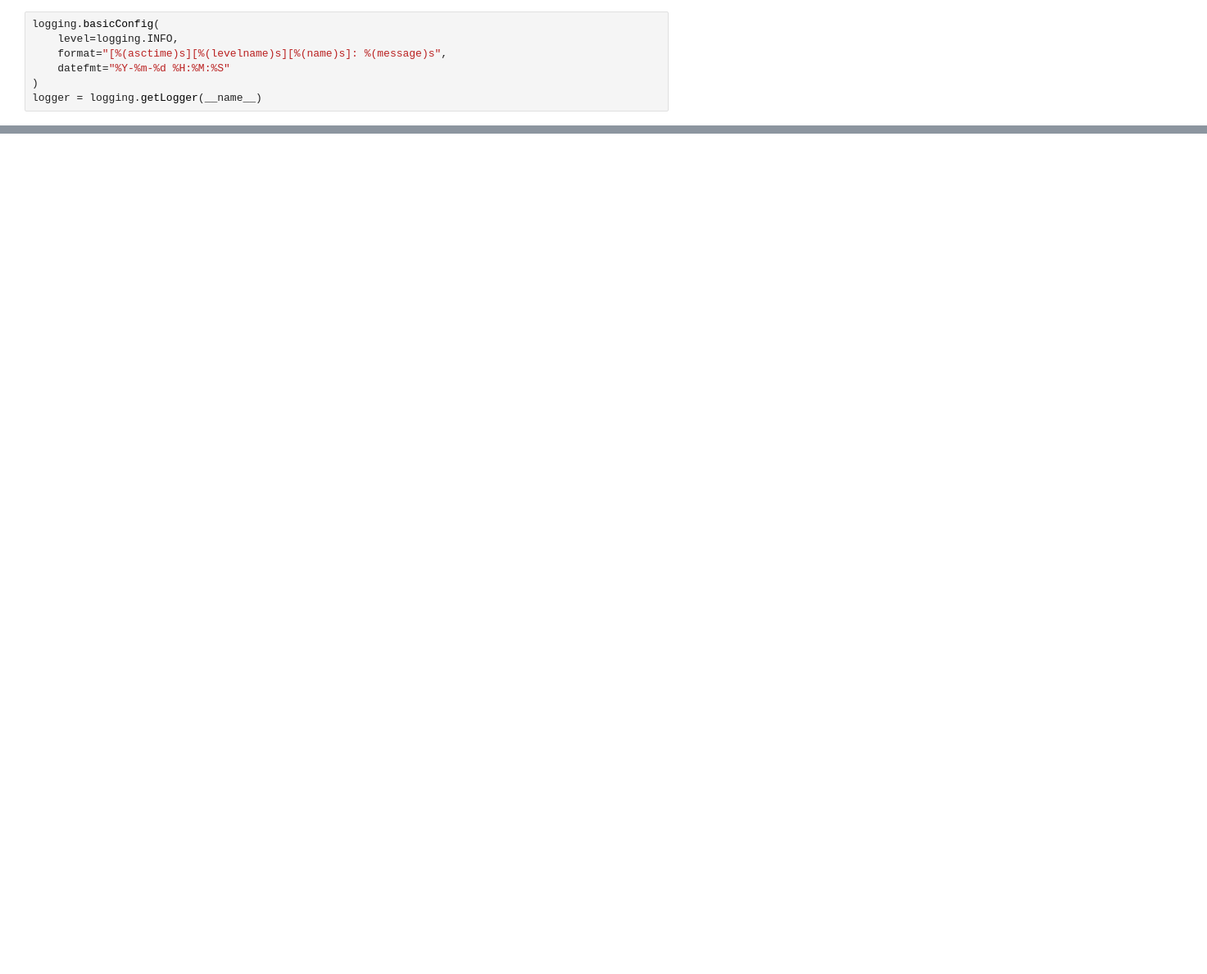
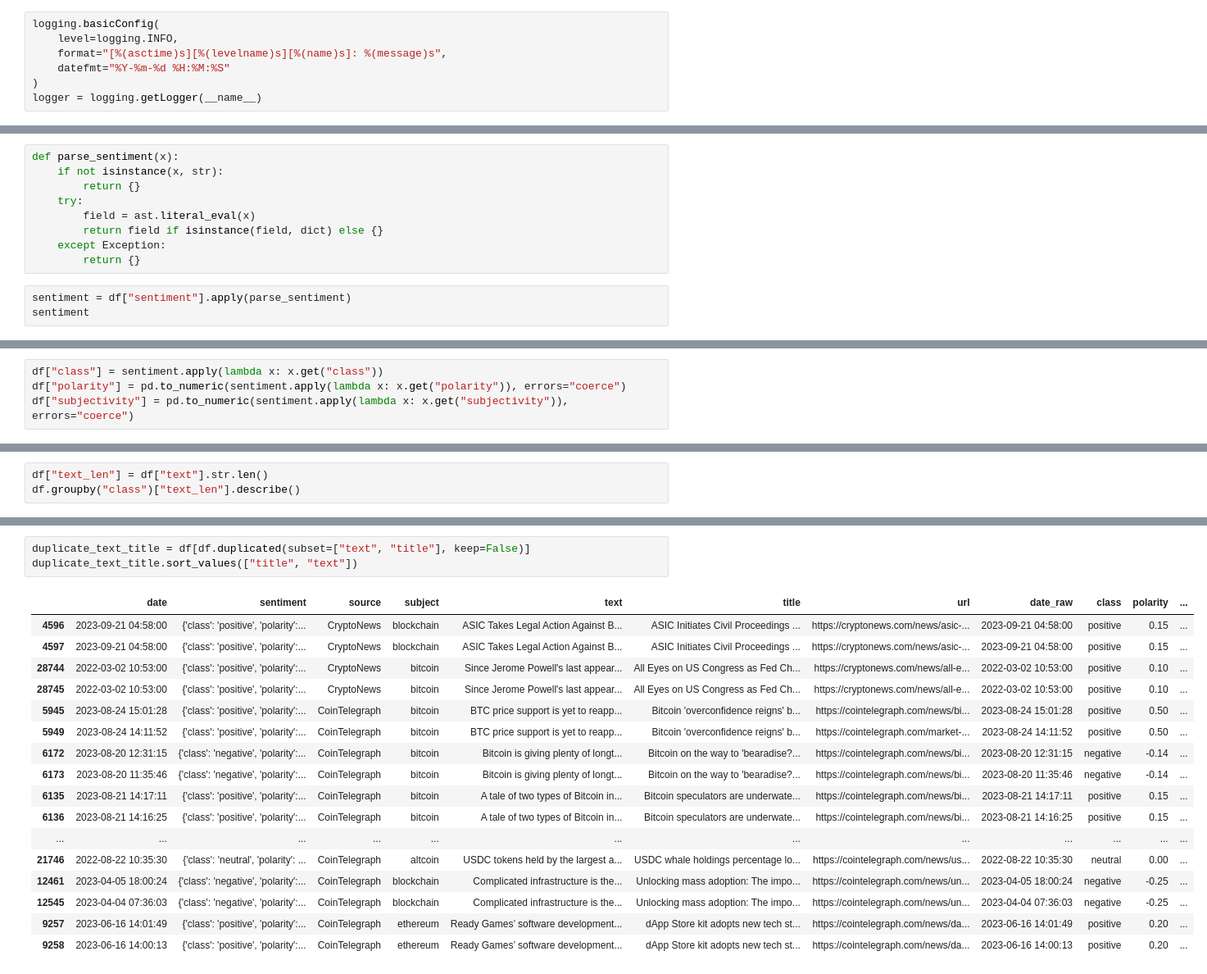
Before and after one commit to dsnkbdk/Text_Sentiment_Classification, a Jupyter notebook: exploratory analysis.ipynb, the cells around one changed output, grey strips where cells are left out. Shown at 82% size. Cells and saved outputs as stored; diff of their text form; blank space fills up the shorter version.

```diff
--- a/exploratory analysis.ipynb
+++ b/exploratory analysis.ipynb
@@ -226,0 +72,12 @@ run_id: 2eeb74021c95428c98c4d595fa4567b2
+# %%
+def parse_sentiment(x):
+    if not isinstance(x, str):
+        return {}
+    try:
+        field = ast.literal_eval(x)
+        return field if isinstance(field, dict) else {}
+    except Exception:
+        return {}
+# %%
+sentiment = df["sentiment"].apply(parse_sentiment)
+sentiment
@@ -226,0 +97,4 @@ run_id: 2eeb74021c95428c98c4d595fa4567b2
+# %%
+df["class"] = sentiment.apply(lambda x: x.get("class"))
+df["polarity"] = pd.to_numeric(sentiment.apply(lambda x: x.get("polarity")), errors="coerce")
+df["subjectivity"] = pd.to_numeric(sentiment.apply(lambda x: x.get("subjectivity")), errors="coerce")
@@ -226,0 +170,3 @@ run_id: 2eeb74021c95428c98c4d595fa4567b2
+# %%
+df["text_len"] = df["text"].str.len()
+df.groupby("class")["text_len"].describe()
@@ -226,0 +217,21 @@ run_id: 2eeb74021c95428c98c4d595fa4567b2
+# %%
+duplicate_text_title = df[df.duplicated(subset=["text", "title"], keep=False)]
+duplicate_text_title.sort_values(["title", "text"])
+# %% [output]
+|  | date | sentiment | source | subject | text | title | url | date_raw | class | polarity | ... |
+| 4596 | 2023-09-21 04:58:00 | {'class': 'positive', 'polarity':... | CryptoNews | blockchain | ASIC Takes Legal Action Against B... | ASIC Initiates Civil Proceedings ... | https://cryptonews.com/news/asic-... | 2023-09-21 04:58:00 | positive | 0.15 | ... |
+| 4597 | 2023-09-21 04:58:00 | {'class': 'positive', 'polarity':... | CryptoNews | blockchain | ASIC Takes Legal Action Against B... | ASIC Initiates Civil Proceedings ... | https://cryptonews.com/news/asic-... | 2023-09-21 04:58:00 | positive | 0.15 | ... |
+| 28744 | 2022-03-02 10:53:00 | {'class': 'positive', 'polarity':... | CryptoNews | bitcoin | Since Jerome Powell's last appear... | All Eyes on US Congress as Fed Ch... | https://cryptonews.com/news/all-e... | 2022-03-02 10:53:00 | positive | 0.10 | ... |
+| 28745 | 2022-03-02 10:53:00 | {'class': 'positive', 'polarity':... | CryptoNews | bitcoin | Since Jerome Powell's last appear... | All Eyes on US Congress as Fed Ch... | https://cryptonews.com/news/all-e... | 2022-03-02 10:53:00 | positive | 0.10 | ... |
+| 5945 | 2023-08-24 15:01:28 | {'class': 'positive', 'polarity':... | CoinTelegraph | bitcoin | BTC price support is yet to reapp... | Bitcoin 'overconfidence reigns' b... | https://cointelegraph.com/news/bi... | 2023-08-24 15:01:28 | positive | 0.50 | ... |
+| 5949 | 2023-08-24 14:11:52 | {'class': 'positive', 'polarity':... | CoinTelegraph | bitcoin | BTC price support is yet to reapp... | Bitcoin 'overconfidence reigns' b... | https://cointelegraph.com/market-... | 2023-08-24 14:11:52 | positive | 0.50 | ... |
+| 6172 | 2023-08-20 12:31:15 | {'class': 'negative', 'polarity':... | CoinTelegraph | bitcoin | Bitcoin is giving plenty of longt... | Bitcoin on the way to 'bearadise?... | https://cointelegraph.com/news/bi... | 2023-08-20 12:31:15 | negative | -0.14 | ... |
+| 6173 | 2023-08-20 11:35:46 | {'class': 'negative', 'polarity':... | CoinTelegraph | bitcoin | Bitcoin is giving plenty of longt... | Bitcoin on the way to 'bearadise?... | https://cointelegraph.com/news/bi... | 2023-08-20 11:35:46 | negative | -0.14 | ... |
+| 6135 | 2023-08-21 14:17:11 | {'class': 'positive', 'polarity':... | CoinTelegraph | bitcoin | A tale of two types of Bitcoin in... | Bitcoin speculators are underwate... | https://cointelegraph.com/news/bi... | 2023-08-21 14:17:11 | positive | 0.15 | ... |
+| 6136 | 2023-08-21 14:16:25 | {'class': 'positive', 'polarity':... | CoinTelegraph | bitcoin | A tale of two types of Bitcoin in... | Bitcoin speculators are underwate... | https://cointelegraph.com/news/bi... | 2023-08-21 14:16:25 | positive | 0.15 | ... |
+| ... | ... | ... | ... | ... | ... | ... | ... | ... | ... | ... | ... |
+| 21746 | 2022-08-22 10:35:30 | {'class': 'neutral', 'polarity': ... | CoinTelegraph | altcoin | USDC tokens held by the largest a... | USDC whale holdings percentage lo... | https://cointelegraph.com/news/us... | 2022-08-22 10:35:30 | neutral | 0.00 | ... |
+| 12461 | 2023-04-05 18:00:24 | {'class': 'negative', 'polarity':... | CoinTelegraph | blockchain | Complicated infrastructure is the... | Unlocking mass adoption: The impo... | https://cointelegraph.com/news/un... | 2023-04-05 18:00:24 | negative | -0.25 | ... |
+| 12545 | 2023-04-04 07:36:03 | {'class': 'negative', 'polarity':... | CoinTelegraph | blockchain | Complicated infrastructure is the... | Unlocking mass adoption: The impo... | https://cointelegraph.com/news/un... | 2023-04-04 07:36:03 | negative | -0.25 | ... |
+| 9257 | 2023-06-16 14:01:49 | {'class': 'positive', 'polarity':... | CoinTelegraph | ethereum | Ready Games’ software development... | dApp Store kit adopts new tech st... | https://cointelegraph.com/news/da... | 2023-06-16 14:01:49 | positive | 0.20 | ... |
+| 9258 | 2023-06-16 14:00:13 | {'class': 'positive', 'polarity':... | CoinTelegraph | ethereum | Ready Games’ software development... | dApp Store kit adopts new tech st... | https://cointelegraph.com/news/da... | 2023-06-16 14:00:13 | positive | 0.20 | ... |
```
Also changed, not shown: parts of 46 cells of this notebook, 1 other file.
